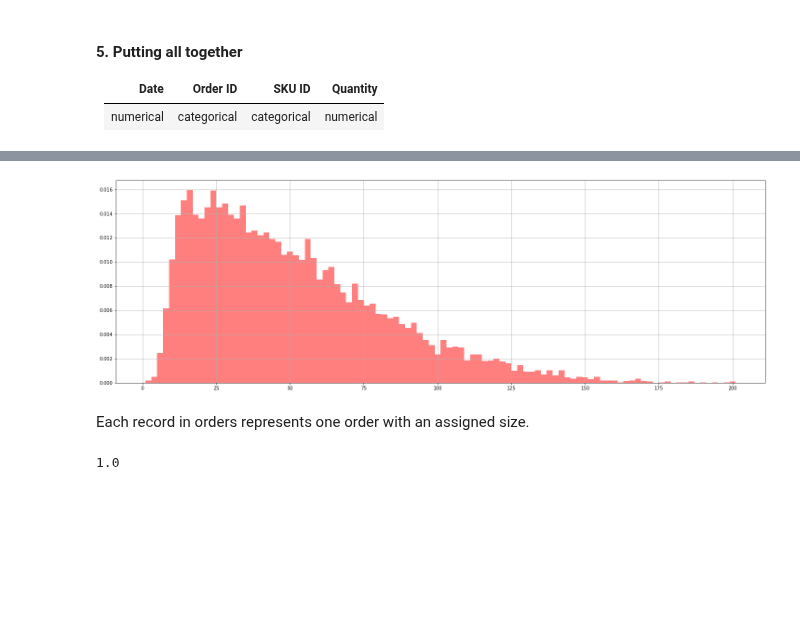
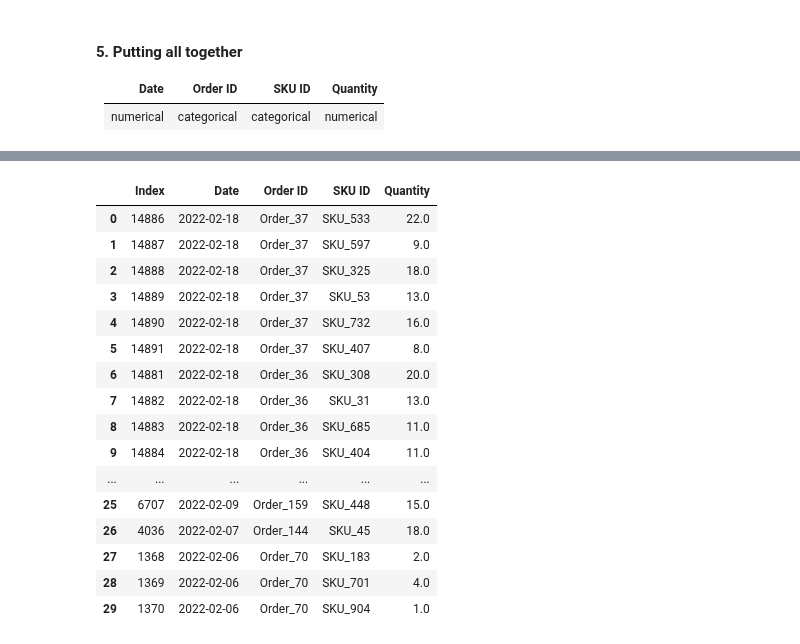
Before and after one commit to LarsTinnefeld/random-operations-generator, a Jupyter notebook: random_generators.ipynb, the cells around one changed output, grey strips where cells are left out. Saved outputs shown, nothing was run; the diff lists cells and outputs as text; code cells hidden in the pictures; blank space fills up the shorter version.

```diff
--- a/random_generators.ipynb
+++ b/random_generators.ipynb
@@ -451,29 +451,31 @@ np.shape(active_sku_pool)
 | ---- | ---- | ---- | ---- |
 | numerical | categorical | categorical | numerical |
 # %%
-# Setting up dataframe template
-df_orders = pd.DataFrame({
-    'Date': ['2021-01-21', '2021-01-22'],
-    'Order ID': ['Order 1', 'Order 2'],
-    'SKU': ['SKU 1', 'SKU 2'],
-    'Quantity': [100, 200]
-    }, index=[0, 1])
+# Empty dictionary to collect all order lines
+dict_dataset = {}
+index_num = 0
 
 # Order profile
-avg_qty = 6
-orders_per_day = 500
+avg_qty = 10
+avg_orders_per_day = 100
+avg_lines_per_order = 10
+min_lines_per_order = 2
 
 # Generate days
-sample_days = 30
+sample_days = 14
 sample_range = day_definer(sample_days)
 
 for day in sample_range:
-    order_pool = order_generator(orders_per_day, 15, 5, 2)
+    order_pool = order_generator(avg_orders_per_day, avg_lines_per_order, 5, min_lines_per_order)
 
     for order, lines in enumerate(order_pool):
         for line in range(int(lines)):
 
-            df_orders.iloc[line]['Date'] = day
-            df_orders.iloc[line]['Order ID'] = 'Order_' + str(order)
-            df_orders.iloc[line]['SKU'] = np.random.choice(active_sku_pool)
-            df_orders.iloc[line]['Quantity'] = abs(round(np.random.normal(avg_qty, 1, 1)[0],0))
+            dict_dataset[line] = [index_num, day, 'Order_' + str(order), np.random.choice(active_sku_pool), abs(round(np.random.normal(avg_qty, 6, 1)[0],0))]
+            index_num += 1
+
+# Generate dataframe from dictionary
+data_set = pd.DataFrame.from_dict(
+    dict_dataset,
+    orient='index',
+    columns=['Index', 'Date', 'Order ID', 'SKU ID', 'Quantity'])
@@ -526,27 +482,20 @@ def order_generator(orders_per_day, avg_lines_order, order_std, min_order_size):
-# %%
-# Approach to develop a skewed dataset with "skewnorm"
-n_orders = 10000
-max_order_size = 200
-skewness = 20   # Negative = left skewed, positive = right skewed
-
-random_orders = skewnorm.rvs(a = skewness, loc=max_order_size, size=n_orders)
-
-random_orders = random_orders - min(random_orders)     # Shift dataset to zero
-random_orders = random_orders / max(random_orders)
-random_orders = random_orders * max_order_size
-random_orders = np.ceil(random_orders) + 1
-
-# Check
-plt.figure(figsize=(25, 8))
-plt.hist(random_orders, 100, density=True, color='red', alpha=0.5)
-plt.grid()
-
-plt.show()
-# %% [output]
-[figure, removed]
-# %% [markdown]
-Each record in orders represents one order with an assigned size.
-# %%
-random_orders.min()
-# %% [output]
-1.0
+# %%
+data_set
+# %% [output]
+|  | Index | Date | Order ID | SKU ID | Quantity |
+| 0 | 14886 | 2022-02-18 | Order_37 | SKU_533 | 22.0 |
+| 1 | 14887 | 2022-02-18 | Order_37 | SKU_597 | 9.0 |
+| 2 | 14888 | 2022-02-18 | Order_37 | SKU_325 | 18.0 |
+| 3 | 14889 | 2022-02-18 | Order_37 | SKU_53 | 13.0 |
+| 4 | 14890 | 2022-02-18 | Order_37 | SKU_732 | 16.0 |
+| 5 | 14891 | 2022-02-18 | Order_37 | SKU_407 | 8.0 |
+| 6 | 14881 | 2022-02-18 | Order_36 | SKU_308 | 20.0 |
+| 7 | 14882 | 2022-02-18 | Order_36 | SKU_31 | 13.0 |
+| 8 | 14883 | 2022-02-18 | Order_36 | SKU_685 | 11.0 |
+| 9 | 14884 | 2022-02-18 | Order_36 | SKU_404 | 11.0 |
+| ... | ... | ... | ... | ... | ... |
+| 25 | 6707 | 2022-02-09 | Order_159 | SKU_448 | 15.0 |
+| 26 | 4036 | 2022-02-07 | Order_144 | SKU_45 | 18.0 |
+| 27 | 1368 | 2022-02-06 | Order_70 | SKU_183 | 2.0 |
+| 28 | 1369 | 2022-02-06 | Order_70 | SKU_701 | 4.0 |
+| 29 | 1370 | 2022-02-06 | Order_70 | SKU_904 | 1.0 |
```
Also changed, not shown: parts of 5 cells of this notebook.
